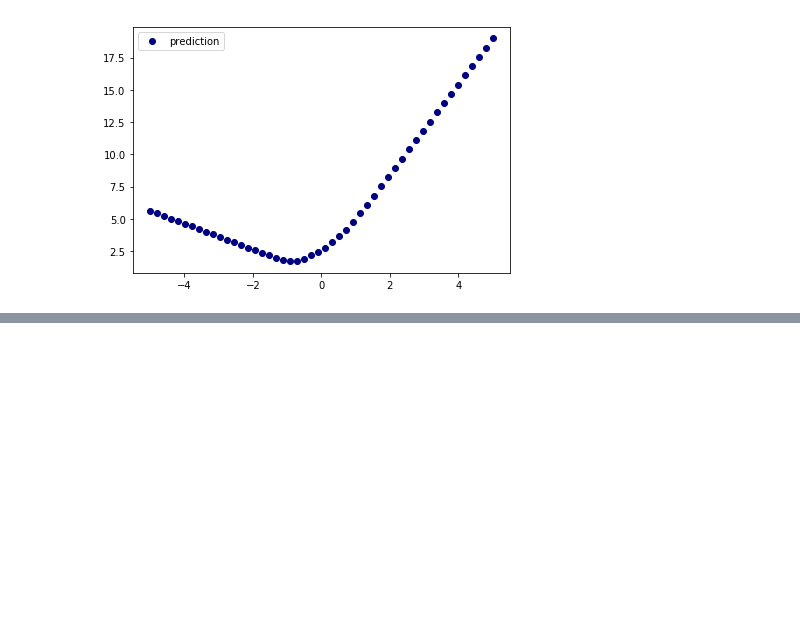
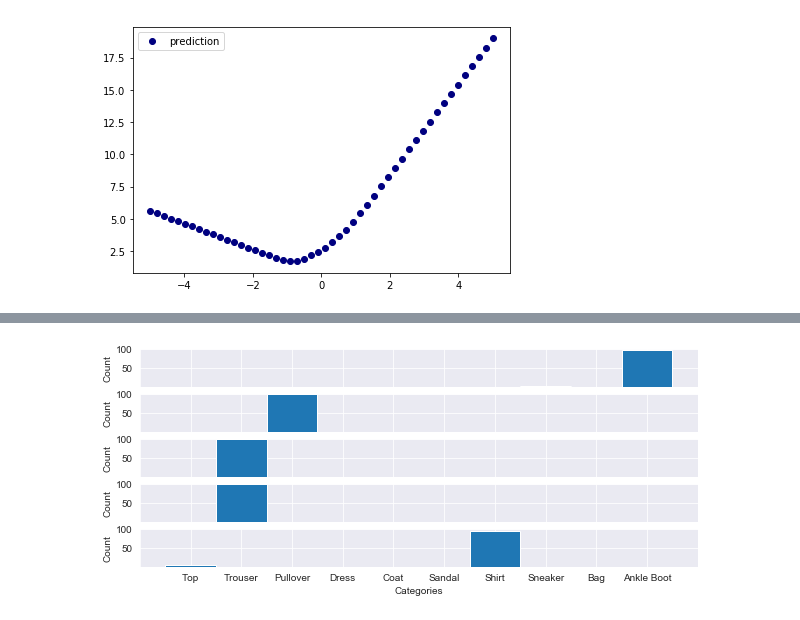
Before and after one commit to saxena-mayur/Weight-Uncertainty-in-Neural-Networks, a Jupyter notebook: BayesBackPropagation.ipynb, the cells around one changed output, grey strips where cells are left out. Saved outputs shown, nothing was run; the diff lists cells and outputs as text; code cells hidden in the pictures; blank space fills up the shorter version.

```diff
--- a/BayesBackPropagation.ipynb
+++ b/BayesBackPropagation.ipynb
@@ -238,0 +279,21 @@ plt.show()
+# %%
+def train(net, optimizer):
+    net.train()
+    for batch_idx, (data, target) in enumerate(tqdm(train_loader)):
+        data, target = data.to(DEVICE), target.to(DEVICE)
+        net.zero_grad()
+        loss, log_prior, log_variational_posterior, negative_log_likelihood = net.sample_elbo(data, target)
+        loss.backward()
+        optimizer.step()
+# %%
+net = BayesianNetwork(inputSize = 28*28,\
+                      CLASSES = 10, \
+                      layers=np.array([400,400]), \
+                      activations = np.array(['relu','relu','softmax']), \
+                      SAMPLES = SAMPLES, \
+                      BATCH_SIZE = BATCH_SIZE,\
+                      NUM_BATCHES = NUM_BATCHES).to(DEVICE)
+
+optimizer = optim.Adam(net.parameters())
+for epoch in range(TRAIN_EPOCHS):
+    train(net, optimizer)
@@ -238,0 +351,17 @@ plt.show()
+# %%
+net.eval()
+fmnist_outputs = net(fmnist_sample[0], True).max(1, keepdim=True)[1].detach().cpu().numpy()
+for _ in range(99):
+    fmnist_outputs = np.append(fmnist_outputs, net(fmnist_sample[0], True).max(1, keepdim=True)[1].detach().cpu().numpy(), axis=1)
+sns.set_style("darkgrid")
+plt.subplots(5,1,figsize=(10,4))
+for i in range(5):
+    plt.subplot(5,1,i+1)
+    plt.ylim(0,100)
+    plt.xlabel("Categories")
+    plt.xticks(range(10), ["Top", "Trouser", "Pullover", "Dress", "Coat", "Sandal", "Shirt", "Sneaker", "Bag", "Ankle Boot"])
+    plt.ylabel("Count")
+    plt.yticks(range(50,101,50))
+    plt.hist(fmnist_outputs[i], np.arange(-0.5, 10, 1))
+# %% [output]
+[figure, added]
```
Also changed, not shown: parts of 9 cells of this notebook, 1 other file.
